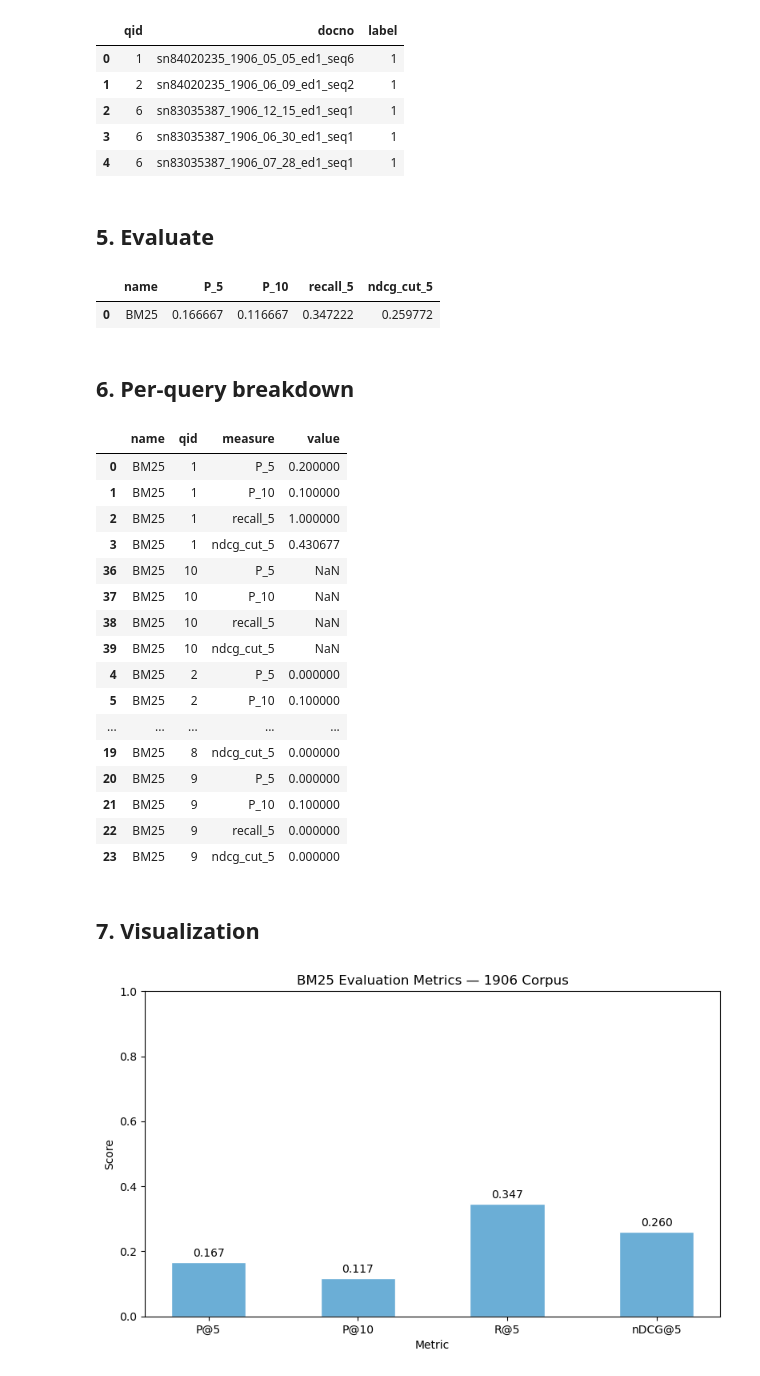
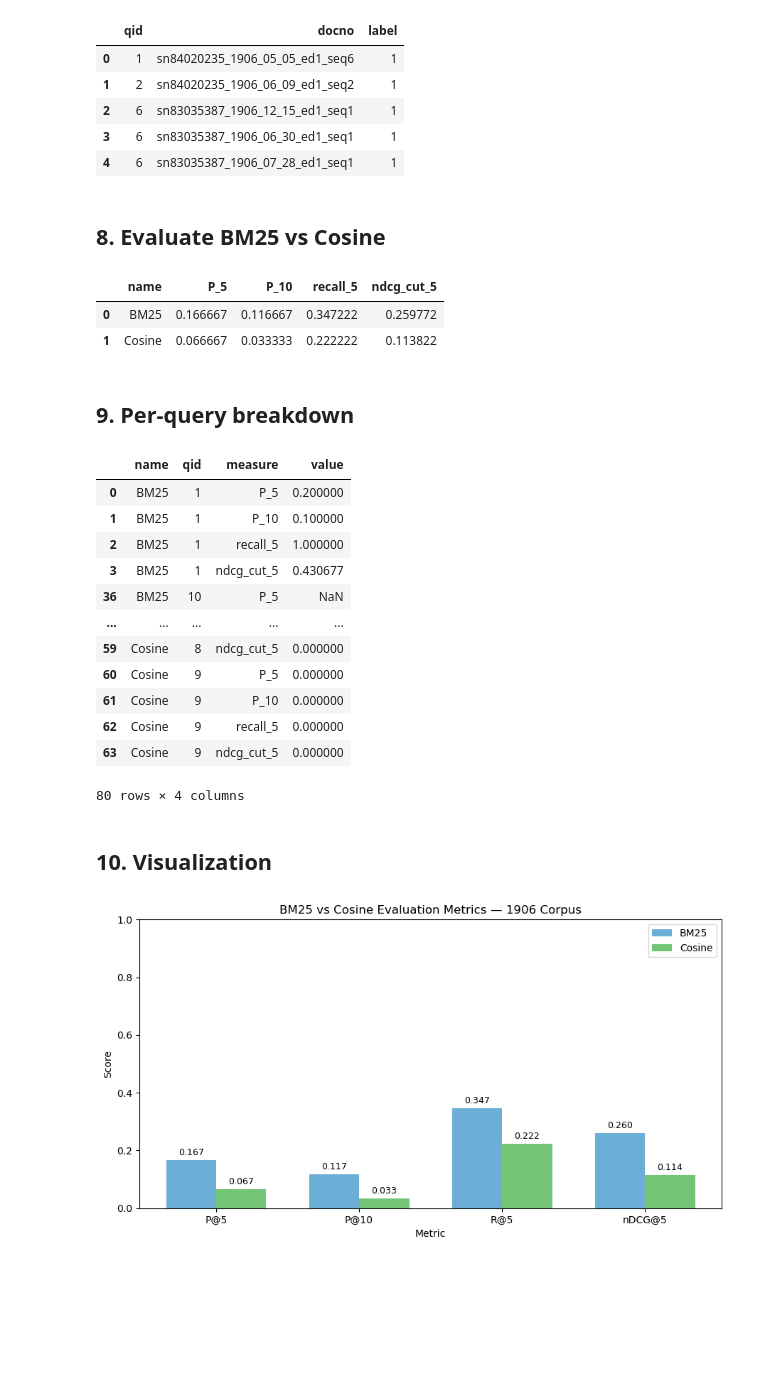
Before and after one commit to f-a-shen/NewsRank, a Jupyter notebook: scripts/evaluation.ipynb, the cells around one changed output. Saved outputs shown, nothing was run; the diff lists cells and outputs as text; code cells hidden in the pictures; blank space fills up the shorter version.

Commit message:
added export to cosine, added cosine output to eval notebook

```diff
--- a/scripts/evaluation.ipynb
+++ b/scripts/evaluation.ipynb
@@ -188,30 +242,30 @@ Relevant docs: 11
 | 2 | 6 | sn83035387_1906_12_15_ed1_seq1 | 1 |
 | 3 | 6 | sn83035387_1906_06_30_ed1_seq1 | 1 |
 | 4 | 6 | sn83035387_1906_07_28_ed1_seq1 | 1 |
-# %% [markdown]
-## 5. Evaluate
+# %% [markdown]
+## 8. Evaluate BM25 vs Cosine
 # %%
 eval_results = pt.Experiment(
-    [results],
+    [results, cosine_results],
     queries,
     qrels,
     eval_metrics=["P_5", "P_10", "recall_5", "ndcg_cut_5"],
-    names=["BM25"],
-    perquery=False
+    names=["BM25", "Cosine"]
 )
 eval_results
 # %% [output]
 |  | name | P_5 | P_10 | recall_5 | ndcg_cut_5 |
 | 0 | BM25 | 0.166667 | 0.116667 | 0.347222 | 0.259772 |
+| 1 | Cosine | 0.066667 | 0.033333 | 0.222222 | 0.113822 |
 # %% [markdown]
-## 6. Per-query breakdown
+## 9. Per-query breakdown
 # %%
 per_query = pt.Experiment(
-    [results],
+    [results, cosine_results],
     queries,
     qrels,
     eval_metrics=["P_5", "P_10", "recall_5", "ndcg_cut_5"],
-    names=["BM25"],
+    names=["BM25", "Cosine"],
     perquery=True
 )
 per_query
@@ -222,36 +276,44 @@ per_query
 | 2 | BM25 | 1 | recall_5 | 1.000000 |
 | 3 | BM25 | 1 | ndcg_cut_5 | 0.430677 |
 | 36 | BM25 | 10 | P_5 | NaN |
-| 37 | BM25 | 10 | P_10 | NaN |
-| 38 | BM25 | 10 | recall_5 | NaN |
-| 39 | BM25 | 10 | ndcg_cut_5 | NaN |
-| 4 | BM25 | 2 | P_5 | 0.000000 |
-| 5 | BM25 | 2 | P_10 | 0.100000 |
 | ... | ... | ... | ... | ... |
-| 19 | BM25 | 8 | ndcg_cut_5 | 0.000000 |
-| 20 | BM25 | 9 | P_5 | 0.000000 |
-| 21 | BM25 | 9 | P_10 | 0.100000 |
-| 22 | BM25 | 9 | recall_5 | 0.000000 |
-| 23 | BM25 | 9 | ndcg_cut_5 | 0.000000 |
+| 59 | Cosine | 8 | ndcg_cut_5 | 0.000000 |
+| 60 | Cosine | 9 | P_5 | 0.000000 |
+| 61 | Cosine | 9 | P_10 | 0.000000 |
+| 62 | Cosine | 9 | recall_5 | 0.000000 |
+| 63 | Cosine | 9 | ndcg_cut_5 | 0.000000 |
+80 rows × 4 columns
 # %% [markdown]
-## 7. Visualization
+## 10. Visualization
 # %%
 metrics = ["P_5", "P_10", "recall_5", "ndcg_cut_5"]
 labels  = ["P@5", "P@10", "R@5", "nDCG@5"]
-scores  = [eval_results[m].iloc[0] for m in metrics]
 
-fig, ax = plt.subplots(figsize=(8, 5))
-bars = ax.bar(labels, scores, color="#6baed6", edgecolor="white", width=0.5)
+bm25_scores   = [eval_results.iloc[0][m] for m in metrics]
+cosine_scores = [eval_results.iloc[1][m] for m in metrics]
+
+x = np.arange(len(labels))
+width = 0.35
+
+fig, ax = plt.subplots(figsize=(9, 5))
+b1 = ax.bar(x - width/2, bm25_scores,   width, label="BM25",   color="#6baed6")
+b2 = ax.bar(x + width/2, cosine_scores, width, label="Cosine", color="#74c476")
+
 ax.set_ylim(0, 1.0)
+ax.set_xticks(x)
+ax.set_xticklabels(labels)
 ax.set_xlabel("Metric")
 ax.set_ylabel("Score")
-ax.set_title("BM25 Evaluation Metrics — 1906 Corpus")
-for bar, score in zip(bars, scores):
-    ax.text(bar.get_x() + bar.get_width() / 2, bar.get_height() + 0.01,
-            f"{score:.3f}", ha="center", va="bottom", fontsize=10)
+ax.set_title("BM25 vs Cosine Evaluation Metrics — 1906 Corpus")
+ax.legend()
+
+for bar in list(b1) + list(b2):
+    ax.text(bar.get_x() + bar.get_width()/2, bar.get_height() + 0.01,
+            f"{bar.get_height():.3f}", ha="center", va="bottom", fontsize=9)
+
 plt.tight_layout()
-plt.savefig("../data/bm25_eval.png", dpi=150)
+plt.savefig("../data/eval_comparison.png", dpi=150)
 plt.show()
 # %% [output]
-[figure, old version]
+[figure, new version]
 # %% [markdown]
```
Also changed, not shown: parts of 12 cells of this notebook, 4 other files.
